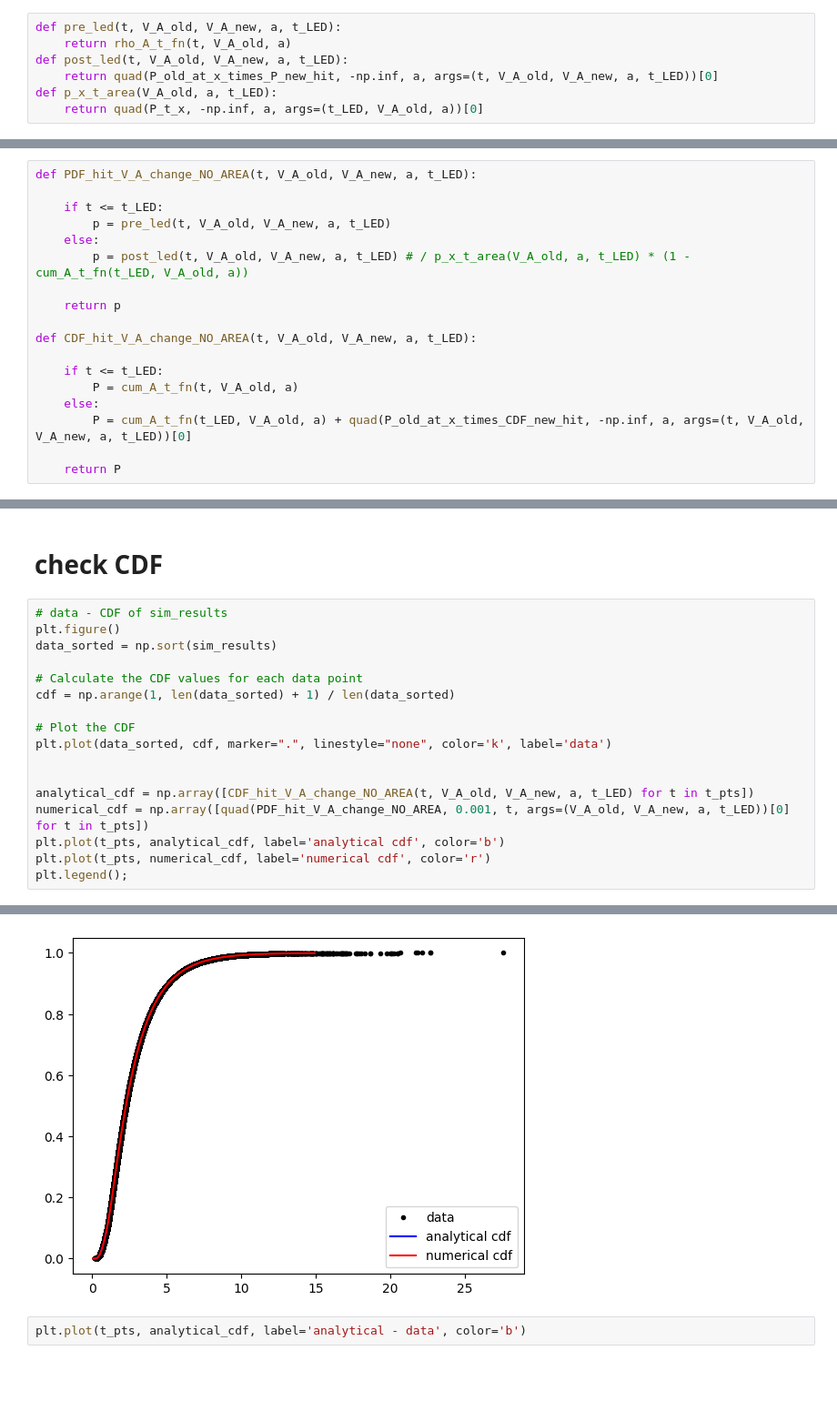
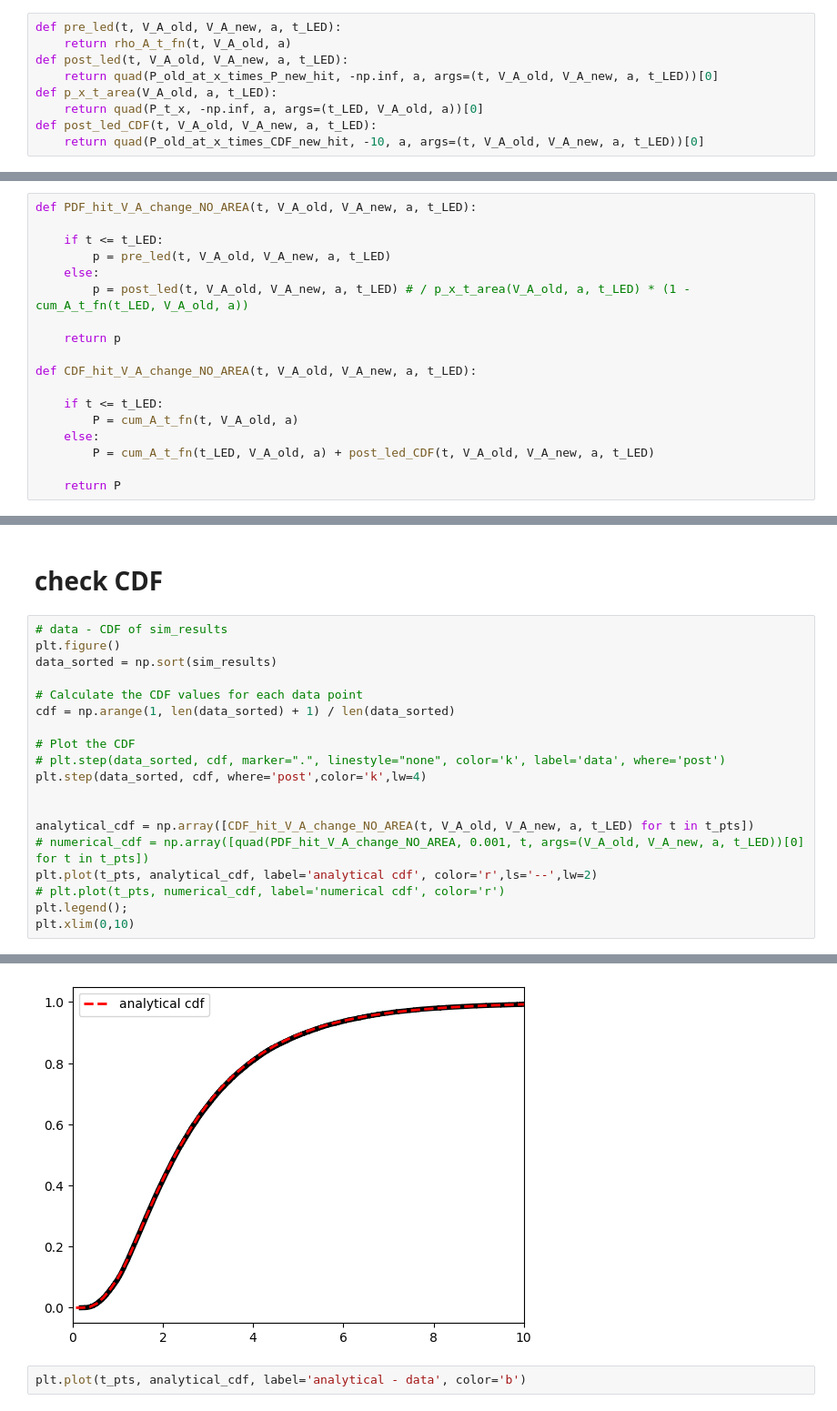
Before and after one commit to rakaar/ddm_data, a Jupyter notebook: fitting_aborts/single_bound_RT_when_V_A_change.ipynb, the cells around one changed output, grey strips where cells are left out. Shown at 91% size. Cells and saved outputs as stored; diff of their text form; blank space fills up the shorter version.

Commit message:
cdf analytical sorted

```diff
--- a/fitting_aborts/single_bound_RT_when_V_A_change.ipynb
+++ b/fitting_aborts/single_bound_RT_when_V_A_change.ipynb
@@ -111,6 +111,8 @@ def post_led(t, V_A_old, V_A_new, a, t_LED):
     return quad(P_old_at_x_times_P_new_hit, -np.inf, a, args=(t, V_A_old, V_A_new, a, t_LED))[0]
 def p_x_t_area(V_A_old, a, t_LED):
     return quad(P_t_x, -np.inf, a, args=(t_LED, V_A_old, a))[0]
+def post_led_CDF(t, V_A_old, V_A_new, a, t_LED):
+    return quad(P_old_at_x_times_CDF_new_hit, -10, a, args=(t, V_A_old, V_A_new, a, t_LED))[0]
 # %%
 area = p_x_t_area(V_A_old, a, t_LED)
 area2 = 1 - cum_A_t_fn(t_LED, V_A_old, a)
@@ -142,7 +147,7 @@ def CDF_hit_V_A_change_NO_AREA(t, V_A_old, V_A_new, a, t_LED):
     if t <= t_LED:
         P = cum_A_t_fn(t, V_A_old, a)
     else:
-        P = cum_A_t_fn(t_LED, V_A_old, a) + quad(P_old_at_x_times_CDF_new_hit, -np.inf, a, args=(t, V_A_old, V_A_new, a, t_LED))[0]
+        P = cum_A_t_fn(t_LED, V_A_old, a) + post_led_CDF(t, V_A_old, V_A_new, a, t_LED)
 
     return P
 # %% [markdown]
@@ -199,12 +204,14 @@ data_sorted = np.sort(sim_results)
 cdf = np.arange(1, len(data_sorted) + 1) / len(data_sorted)
 
 # Plot the CDF
-plt.plot(data_sorted, cdf, marker=".", linestyle="none", color='k', label='data')
+# plt.step(data_sorted, cdf, marker=".", linestyle="none", color='k', label='data', where='post')
+plt.step(data_sorted, cdf, where='post',color='k',lw=4)
 
 
 analytical_cdf = np.array([CDF_hit_V_A_change_NO_AREA(t, V_A_old, V_A_new, a, t_LED) for t in t_pts])
-numerical_cdf = np.array([quad(PDF_hit_V_A_change_NO_AREA, 0.001, t, args=(V_A_old, V_A_new, a, t_LED))[0] for t in t_pts])
-plt.plot(t_pts, analytical_cdf, label='analytical cdf', color='b')
-plt.plot(t_pts, numerical_cdf, label='numerical cdf', color='r')
+# numerical_cdf = np.array([quad(PDF_hit_V_A_change_NO_AREA, 0.001, t, args=(V_A_old, V_A_new, a, t_LED))[0] for t in t_pts])
+plt.plot(t_pts, analytical_cdf, label='analytical cdf', color='r',ls='--',lw=2)
+# plt.plot(t_pts, numerical_cdf, label='numerical cdf', color='r')
 plt.legend();
+plt.xlim(0,10)
 # %% [output]
@@ -213,4 +219,4 @@ plt.legend();
-[figure, old version]
+[figure, new version]
 # %%
 plt.plot(t_pts, analytical_cdf, label='analytical - data', color='b')
 # %% [output]
```
Also changed, not shown: parts of 2 cells of this notebook.
